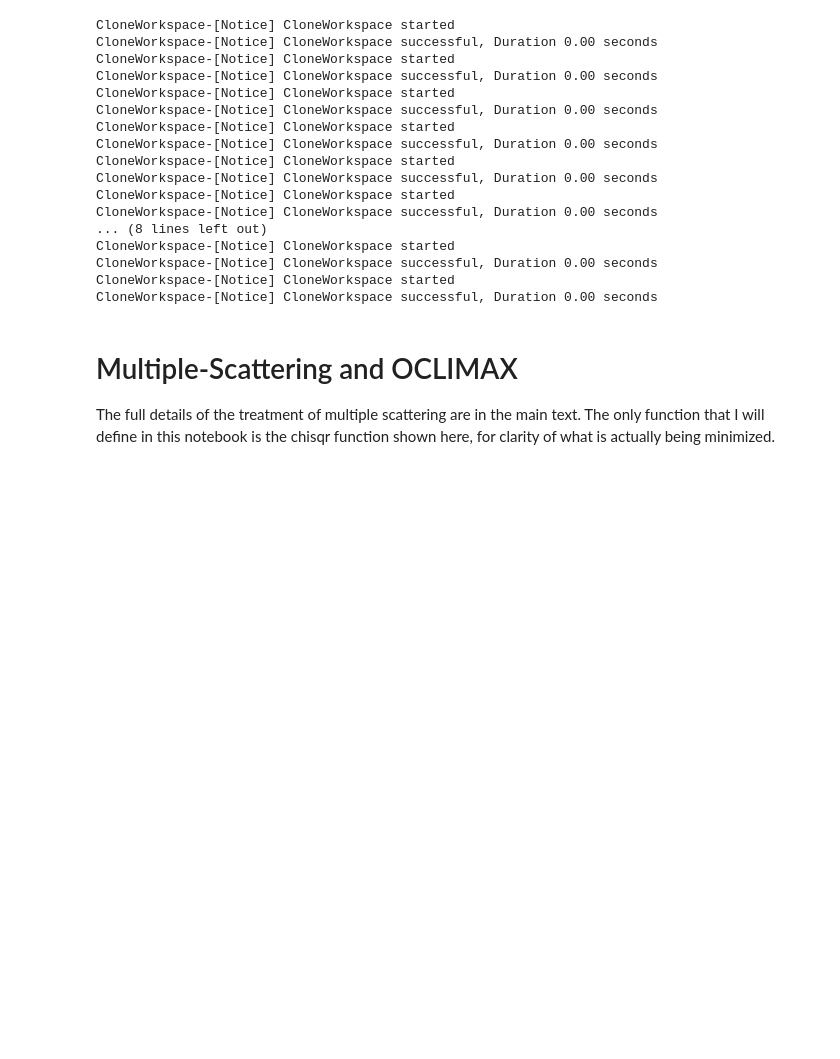
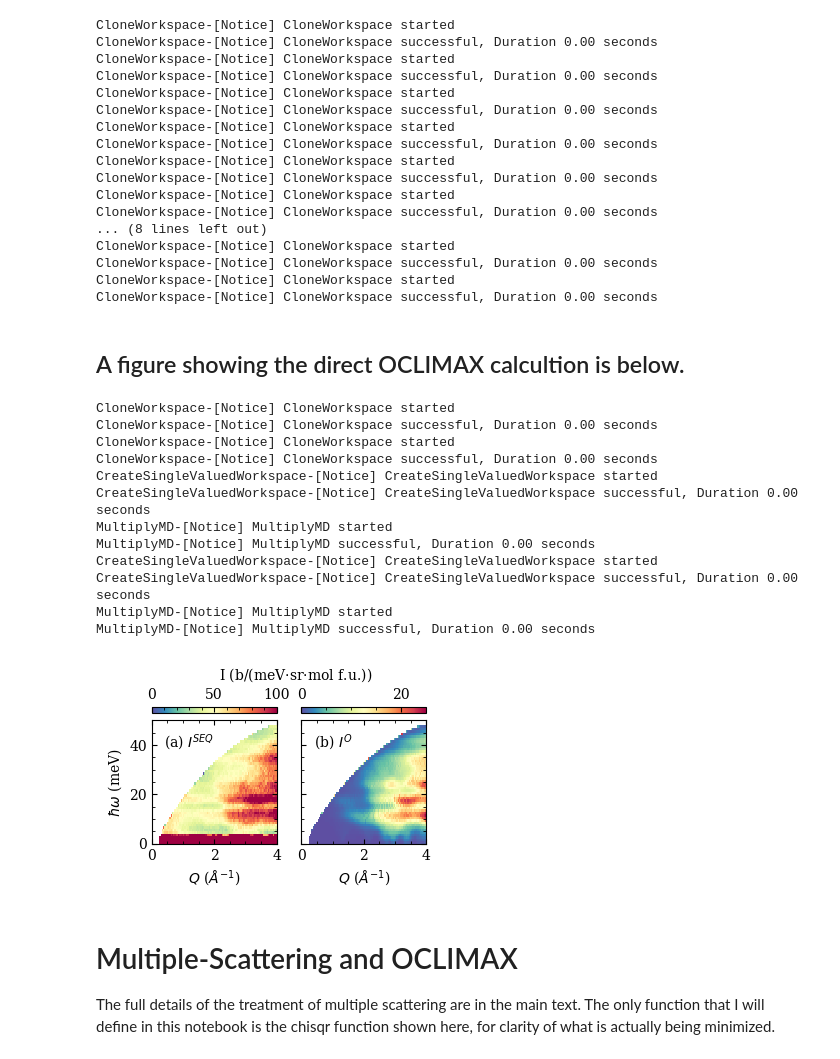
Before and after one commit to thallor1/Ba4NbRu3O12-Neutron-Analysis, a Jupyter notebook: BNRO_SEQUOIA_treatment.ipynb, the cells around one changed output. Saved outputs shown, nothing was run; the diff lists cells and outputs as text; code cells hidden in the pictures; blank space fills up the shorter version.

```diff
--- a/BNRO_SEQUOIA_treatment.ipynb
+++ b/BNRO_SEQUOIA_treatment.ipynb
@@ -419,6 +419,44 @@ CloneWorkspace-[Notice] CloneWorkspace started
 CloneWorkspace-[Notice] CloneWorkspace successful, Duration 0.00 seconds
 CloneWorkspace-[Notice] CloneWorkspace started
 CloneWorkspace-[Notice] CloneWorkspace successful, Duration 0.00 seconds
+# %% [markdown]
+## A figure showing the direct OCLIMAX calcultion is below.
+# %%
+fig,ax = plt.subplots(1,2,figsize=(3.54,2),sharex=True,sharey=True,subplot_kw={'projection':'mantid'})
+mdplt_ei50 = box_bragg_result_50_4.clone()
+mdplt_ocx50 = box_dft_result_50_4.clone()
+mdplt_ei50*=1e3
+mdplt_ocx50*=1e3
+bnrof.undo_normalize_MDHisto_event(mdplt_ei50)
+#bnrof.undo_normalize_MDHisto_event(mdplt_ocx50)
+mesh0 = ax[0].pcolormesh(mdplt_ei50,vmin=0,vmax=100,cmap='Spectral_r',rasterized=True)
+mesh1 = ax[1].pcolormesh(mdplt_ocx50,vmin=0,vmax=25,cmap='Spectral_r',rasterized=True)
+ax[0].set_ylabel(r'$\hbar\omega$ (meV)')
+ax[1].set_ylabel('')
+ax[0].set_xlabel('$Q$ ($\AA^{-1}$)')
+ax[1].set_xlabel('$Q$ ($\AA^{-1}$)')
+cbar0 = fig.colorbar(mesh0,ax=ax[0],location='top',orientation='horizontal')
+cbar1 = fig.colorbar(mesh1,ax=ax[1],location='top',orientation='horizontal')
+ax[0].text(1.15,1.3,"I (b/(meV$\cdot$sr$\cdot$mol f.u.))",verticalalignment='bottom',horizontalalignment='center',transform=ax[0].transAxes)
+ax[0].text(0.1,0.9,'(a) $I^{SEQ}$',verticalalignment='top',horizontalalignment='left',transform=ax[0].transAxes)
+ax[1].text(0.1,0.9,'(b) $I^{O}$',verticalalignment='top',horizontalalignment='left',transform=ax[1].transAxes)
+ax[0].set_ylim(0,50)
+ax[0].set_xlim(0,4)
+fig.savefig('SEQ_figs/oclimax_norm.pdf',bbox_inches='tight',dpi=300)
+# %% [output]
+CloneWorkspace-[Notice] CloneWorkspace started
+CloneWorkspace-[Notice] CloneWorkspace successful, Duration 0.00 seconds
+CloneWorkspace-[Notice] CloneWorkspace started
+CloneWorkspace-[Notice] CloneWorkspace successful, Duration 0.00 seconds
+CreateSingleValuedWorkspace-[Notice] CreateSingleValuedWorkspace started
+CreateSingleValuedWorkspace-[Notice] CreateSingleValuedWorkspace successful, Duration 0.00 seconds
+MultiplyMD-[Notice] MultiplyMD started
+MultiplyMD-[Notice] MultiplyMD successful, Duration 0.00 seconds
+CreateSingleValuedWorkspace-[Notice] CreateSingleValuedWorkspace started
+CreateSingleValuedWorkspace-[Notice] CreateSingleValuedWorkspace successful, Duration 0.00 seconds
+MultiplyMD-[Notice] MultiplyMD started
+MultiplyMD-[Notice] MultiplyMD successful, Duration 0.00 seconds
+[figure, added]
 # %% [markdown]
 # Multiple-Scattering and OCLIMAX
 
```
Also changed, not shown: parts of 2 cells of this notebook, 3 other files.
